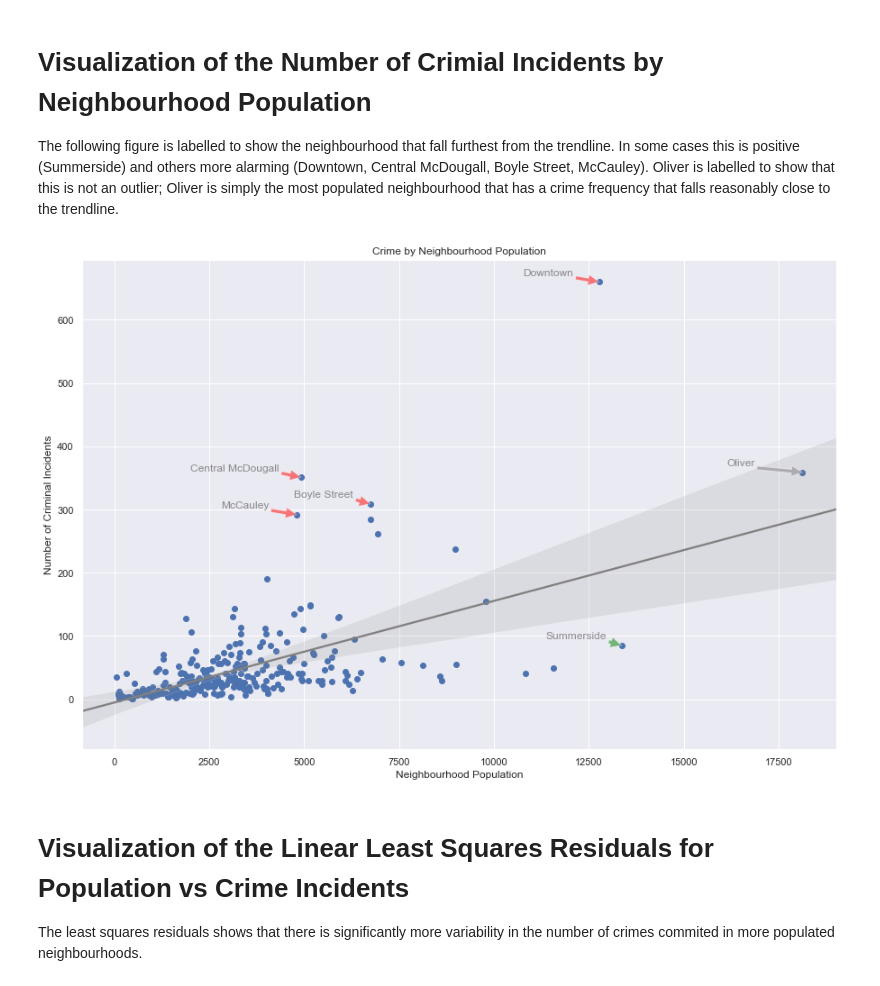
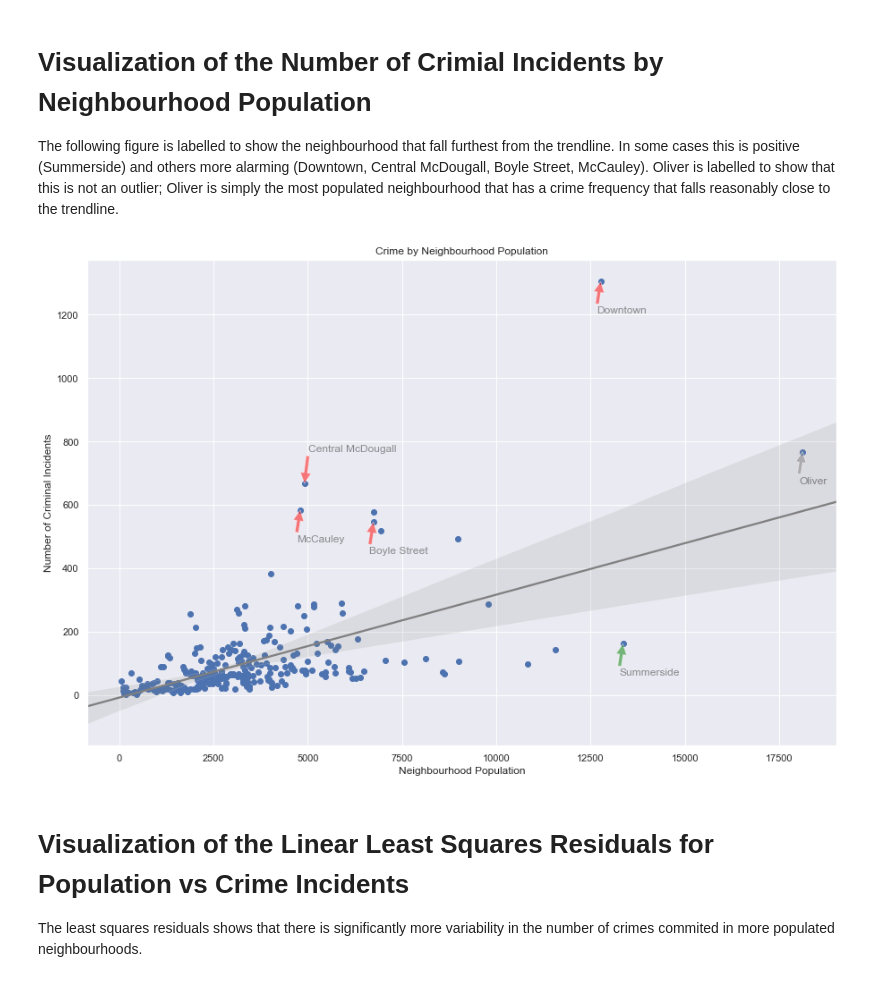
Before and after one commit to cschellenberger/Edmonton-Capstone, a Jupyter notebook: Data Wrangling.ipynb, the cells around one changed output. Drawn from its saved outputs; the diff is of its cells as text; code cells hidden in the pictures.

Commit message:
Updating for 2019 Published Data

```diff
--- a/Data Wrangling.ipynb
+++ b/Data Wrangling.ipynb
@@ -480,32 +472,56 @@ The following figure is labelled to show the neighbourhood that fall furthest fr
 # %%
 pop = nb_pop_assess['population']
 inc = nb_pop_assess['num_incidents']
 
 plt.figure(figsize=(15,10))
 
 plt.scatter(pop, inc)
 
 # Add arrow annotation
-plt.annotate('Downtown', xy=(12768, 660), xytext=(10768, 660+10), arrowprops=dict(facecolor='red', alpha=0.5), alpha=0.5)
-plt.annotate('Oliver', xy=(18123, 359), xytext=(16123, 359+10), arrowprops=dict(facecolor='gray', alpha=0.5), alpha=0.5)
-plt.annotate('Central McDougall', xy=(4911, 351), xytext=(2000, 351+10), arrowprops=dict(facecolor='red', alpha=0.5), alpha=0.5)
-plt.annotate('Boyle Street', xy=(6740, 309), xytext=(4740, 309+10), arrowprops=dict(facecolor='red', alpha=0.5), alpha=0.5)
-plt.annotate('McCauley', xy=(4799, 292), xytext=(2799, 292+10), arrowprops=dict(facecolor='red', alpha=0.5), alpha=0.5)
-plt.annotate('Summerside', xy=(13360, 85), xytext=(11360, 85+10), arrowprops=dict(facecolor='green', alpha=0.5), alpha=0.5)
+plt.annotate('Downtown',
+             xy=(nb_pop_assess['population']['DOWNTOWN'], nb_pop_assess['num_incidents']['DOWNTOWN']),
+             xytext=(nb_pop_assess['population']['DOWNTOWN']-100, nb_pop_assess['num_incidents']['DOWNTOWN']-100),
+             arrowprops=dict(facecolor='red', alpha=0.5),
+             alpha=0.5)
+plt.annotate('Oliver',
+             xy=(nb_pop_assess['population']['OLIVER'], nb_pop_assess['num_incidents']['OLIVER']),
+             xytext=(nb_pop_assess['population']['OLIVER']-100, nb_pop_assess['num_incidents']['OLIVER']-100),
+             arrowprops=dict(facecolor='gray', alpha=0.5),
+             alpha=0.5)
+plt.annotate('Central McDougall',
+             xy=(nb_pop_assess['population']['CENTRAL MCDOUGALL'], nb_pop_assess['num_incidents']['CENTRAL MCDOUGALL']),
+             xytext=(nb_pop_assess['population']['CENTRAL MCDOUGALL']+100, nb_pop_assess['num_incidents']['CENTRAL MCDOUGALL']+100),
+             arrowprops=dict(facecolor='red', alpha=0.5),
+             alpha=0.5)
+plt.annotate('Boyle Street',
+             xy=(nb_pop_assess['population']['BOYLE STREET'], nb_pop_assess['num_incidents']['BOYLE STREET']),
+             xytext=(nb_pop_assess['population']['BOYLE STREET']-100, nb_pop_assess['num_incidents']['BOYLE STREET']-100),
+             arrowprops=dict(facecolor='red', alpha=0.5),
+             alpha=0.5)
+plt.annotate('McCauley',
+             xy=(nb_pop_assess['population']['MCCAULEY'], nb_pop_assess['num_incidents']['MCCAULEY']),
+             xytext=(nb_pop_assess['population']['MCCAULEY']-100, nb_pop_assess['num_incidents']['MCCAULEY']-100),
+             arrowprops=dict(facecolor='red', alpha=0.5),
+             alpha=0.5)
+plt.annotate('Summerside',
+             xy=(nb_pop_assess['population']['SUMMERSIDE'], nb_pop_assess['num_incidents']['SUMMERSIDE']),
+             xytext=(nb_pop_assess['population']['SUMMERSIDE']-100, nb_pop_assess['num_incidents']['SUMMERSIDE']-100),
+             arrowprops=dict(facecolor='green', alpha=0.5),
+             alpha=0.5)
 
-sns.regplot(x='population', y='num_incidents', data=nb_pop_assess, color='grey', scatter=None, order=1)
-
+sns.regplot(x='population', y='num_incidents', data=nb_pop_assess,
+            color='grey', scatter=None, order=1)
 
 # Add axis labels and title
 plt.xlabel('Neighbourhood Population')
 plt.ylabel('Number of Criminal Incidents')
 plt.title('Crime by Neighbourhood Population')
 
 plt.savefig('crime_population.png')
 
 plt.show()
 # %% [output]
-[figure, old version]
+[figure, new version]
 # %% [markdown]
 # Visualization of the Linear Least Squares Residuals for Population vs Crime Incidents
 
```
Also changed, not shown: parts of 20 cells of this notebook, 2 other files.
